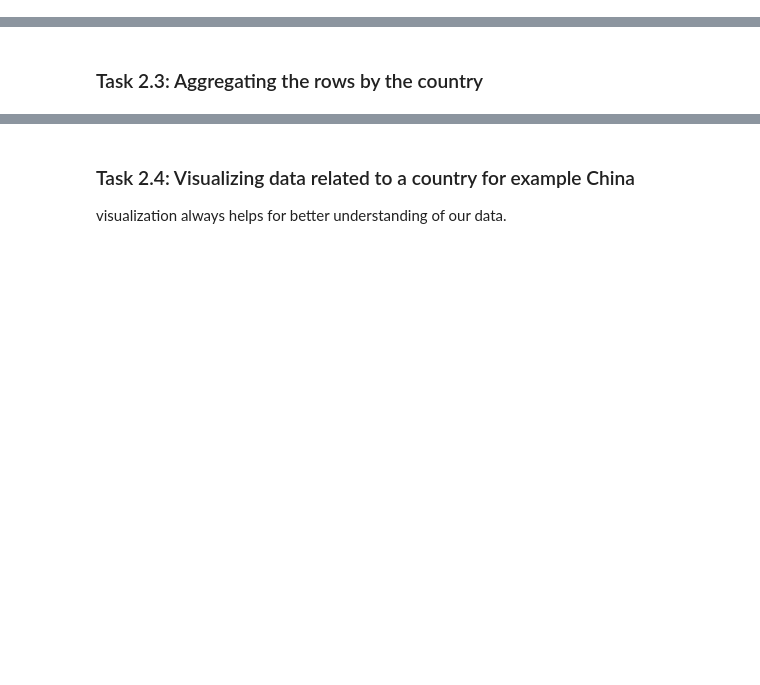
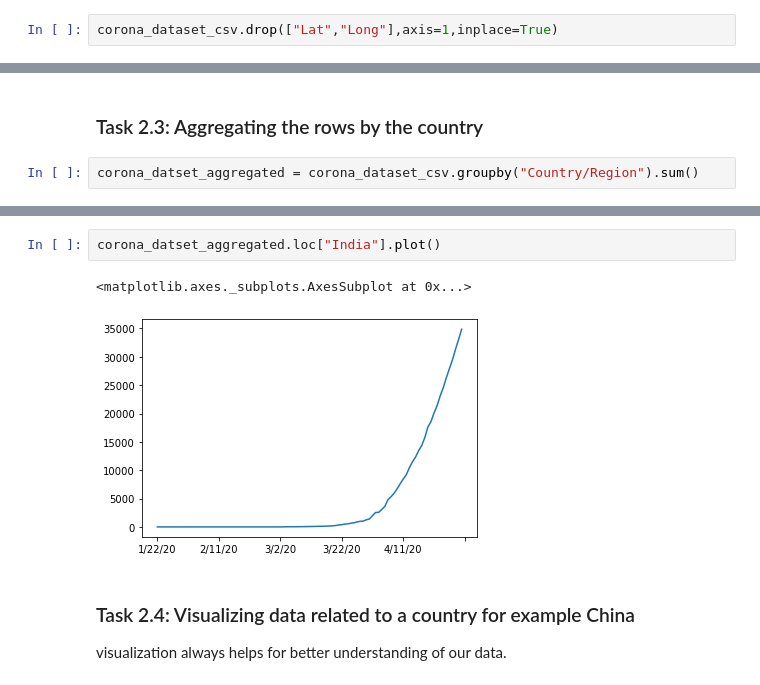
Before and after one commit to aash-gates/Covid19-Data-Analysis-Project, a Jupyter notebook: covid19 data analysis notebook.ipynb, the cells around one changed output, grey strips where cells are left out. Drawn from its saved outputs; the diff is of its cells as text; blank space fills up the shorter version.

```diff
--- a/covid19 data analysis notebook.ipynb
+++ b/covid19 data analysis notebook.ipynb
@@ -46,3 +35,5 @@ corona_dataset_csv.shape
 (266, 104)
 # %% [markdown]
 ### Task 2.2: Delete the useless columns
+# %%
+corona_dataset_csv.drop(["Lat","Long"],axis=1,inplace=True)
@@ -49,2 +61,4 @@ corona_dataset_csv.shape
 # %% [markdown]
 ### Task 2.3: Aggregating the rows by the country
+# %%
+corona_datset_aggregated = corona_dataset_csv.groupby("Country/Region").sum()
@@ -51,3 +76,8 @@ corona_dataset_csv.shape
+# %%
+corona_datset_aggregated.loc["India"].plot()
+# %% [output]
+<matplotlib.axes._subplots.AxesSubplot at 0x...>
+[figure, added]
 # %% [markdown]
 ### Task 2.4: Visualizing data related to a country for example China
 visualization always helps for better understanding of our data.
```
Also changed, not shown: parts of 26 cells of this notebook.
